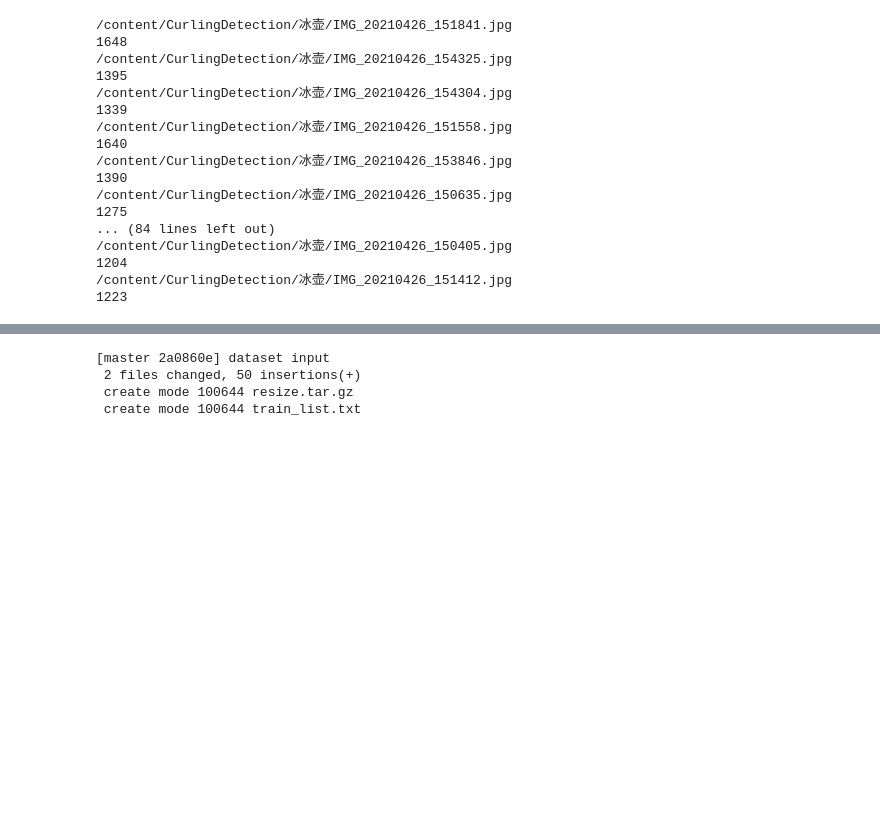
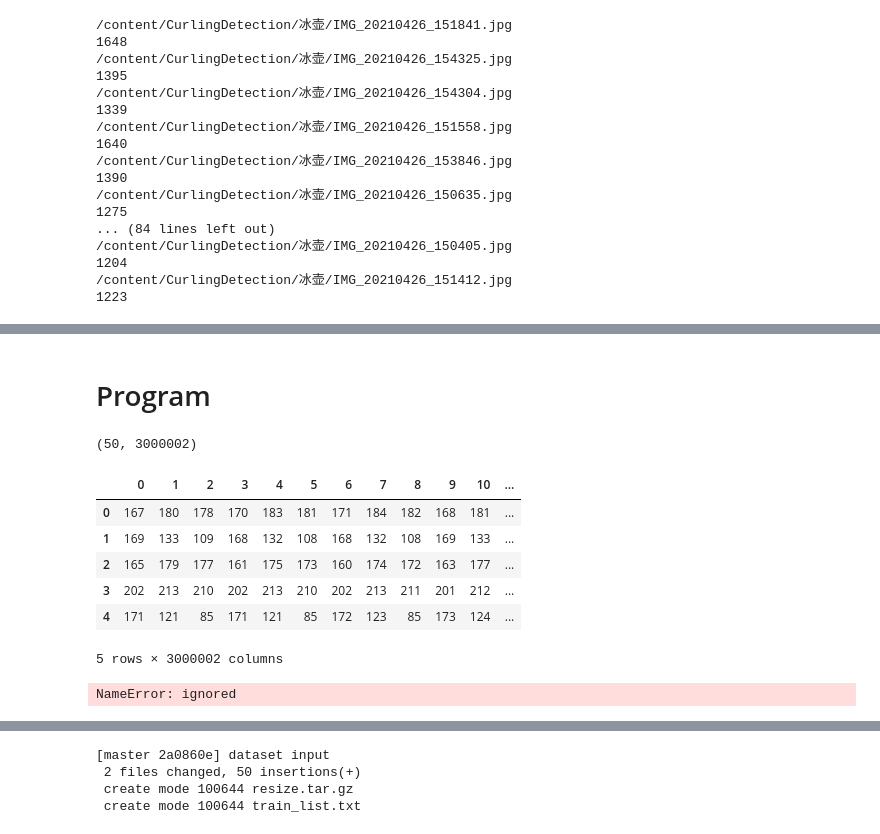
Before and after one commit to frdmu/CurlingDetction, a Jupyter notebook: dealDataSet.ipynb, the cells around one changed output, grey strips where cells are left out. Saved outputs shown, nothing was run; the diff lists cells and outputs as text; code cells hidden in the pictures; blank space fills up the shorter version.

```diff
--- a/dealDataSet.ipynb
+++ b/dealDataSet.ipynb
@@ -92,0 +128,2 @@ cd ..
+# %% [markdown]
+# Program
@@ -92,0 +153,23 @@ cd ..
+# %%
+import pandas as pd
+from IPython.display import display
+def load_data():
+  dataset = load("train_list.txt")
+  print(dataset.shape)
+  df = pd.DataFrame(dataset)
+  #print(type(df))
+  display(df.head())
+  ##################1.数据处理#####################
+  df_train = df.sample(frac=0.7, random_state=0)
+  df_valid = df.drop(df_train.index)
+  #找到每一列的最大值和最小值，以便将数据全部转换为0-1之间的数字
+  max_ = df_train.max(axis=0)
+  min_ = df_train.min(axis=0)
+  df_train = (df_train - min_) / (max_ - min_)
+  df_valid = (df_valid - min_) / (max_ - min_)
+  #X_train 为训练集的输入，X_valid 为验证集的输入，y_train为训练集的输入， y_valid为验证集的输出
+  X_train = np.array(df_train.drop(df_train.columns[[3000000, 3000001]], axis=1))
+  X_valid = np.array(df_valid.drop(df_valid.columns[[3000000, 3000001]], axis=1))
+  y_train = np.array(df_train[[3000000, 3000001]])
+  y_valid = np.array(df_valid[[3000000, 3000001]])
+  return X_train, y_train, X_valid, y_valid
@@ -93,3 +223,17 @@ cd ..
+# %%
+if __name__ == '__main__':
+    X_train, y_train, X_valid, y_valid = load_data()
+    neuralNetwork(X_train, y_train, X_valid, y_valid)
+# %% [output]
+(50, 3000002)
+|  | 0 | 1 | 2 | 3 | 4 | 5 | 6 | 7 | 8 | 9 | 10 | ... |
+| 0 | 167 | 180 | 178 | 170 | 183 | 181 | 171 | 184 | 182 | 168 | 181 | ... |
+| 1 | 169 | 133 | 109 | 168 | 132 | 108 | 168 | 132 | 108 | 169 | 133 | ... |
+| 2 | 165 | 179 | 177 | 161 | 175 | 173 | 160 | 174 | 172 | 163 | 177 | ... |
+| 3 | 202 | 213 | 210 | 202 | 213 | 210 | 202 | 213 | 211 | 201 | 212 | ... |
+| 4 | 171 | 121 | 85 | 171 | 121 | 85 | 172 | 123 | 85 | 173 | 124 | ... |
+5 rows × 3000002 columns
+NameError: ignored
 # %%
 ls
 # %% [output]
```
Also changed, not shown: parts of 33 cells of this notebook.
